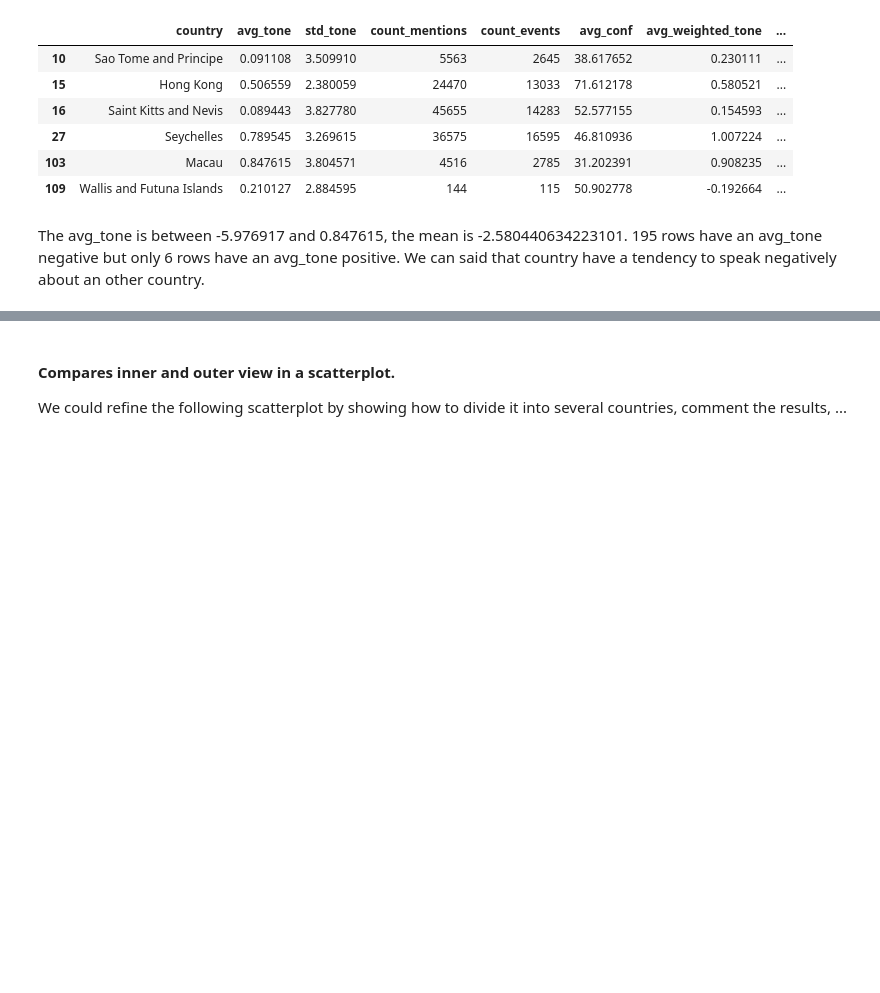
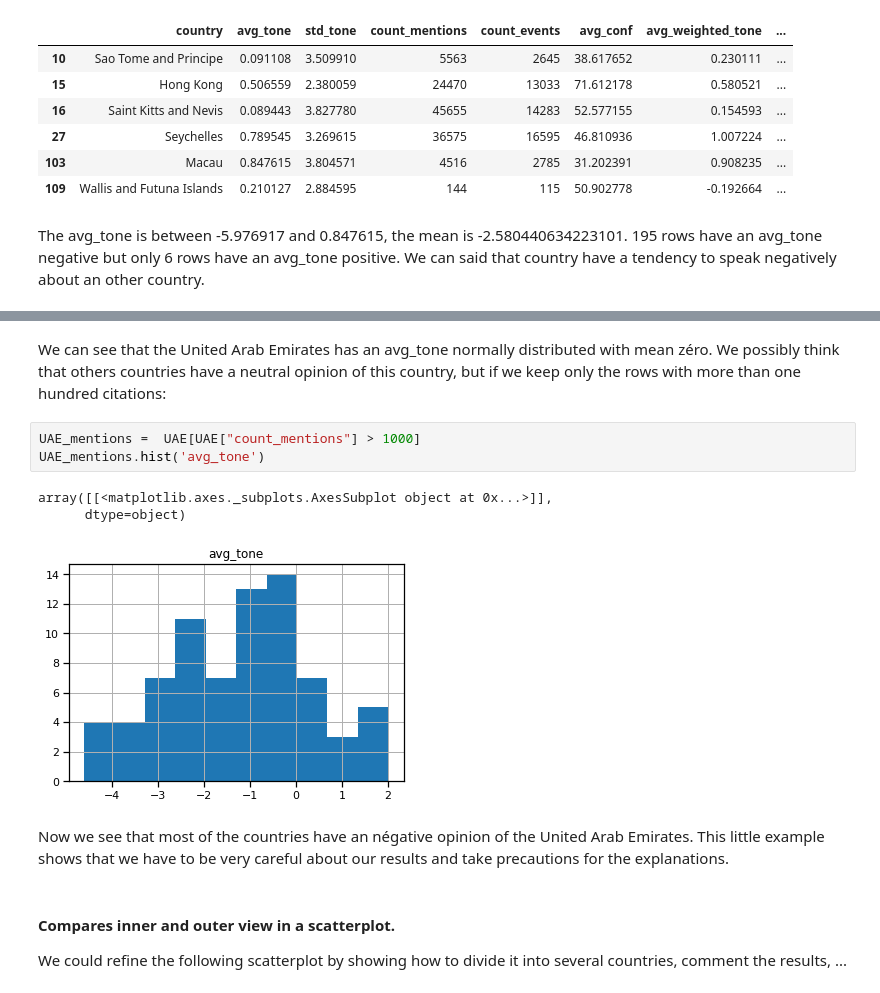
Before and after one commit to NatGr/projectAdA, a Jupyter notebook: Notebook.ipynb, the cells around one changed output, grey strips where cells are left out. Drawn from its saved outputs; the diff is of its cells as text; blank space fills up the shorter version.

```diff
--- a/Notebook.ipynb
+++ b/Notebook.ipynb
@@ -213,3 +222,14 @@ We can said that country have a tendency to speak negatively about an other coun
+# %% [markdown]
+We can see that the United Arab Emirates has an avg_tone normally distributed with mean zéro. We possibly think that others countries have a neutral opinion of this country, but if we keep only the rows with more than one hundred citations:
+# %%
+UAE_mentions =  UAE[UAE["count_mentions"] > 1000]
+UAE_mentions.hist('avg_tone')
+# %% [output]
+array([[<matplotlib.axes._subplots.AxesSubplot object at 0x...>]],
+      dtype=object)
+[figure, added]
+# %% [markdown]
+Now we see that most of the countries have an négative opinion of the United Arab Emirates. This little example shows that we have to be very careful about our results and take precautions for the explanations.
 # %% [markdown]
 #### Compares inner and outer view in a scatterplot.
 We could refine the following scatterplot by showing how to divide it into several countries, comment the results, ...
```
Also changed, not shown: parts of 2 cells of this notebook.
